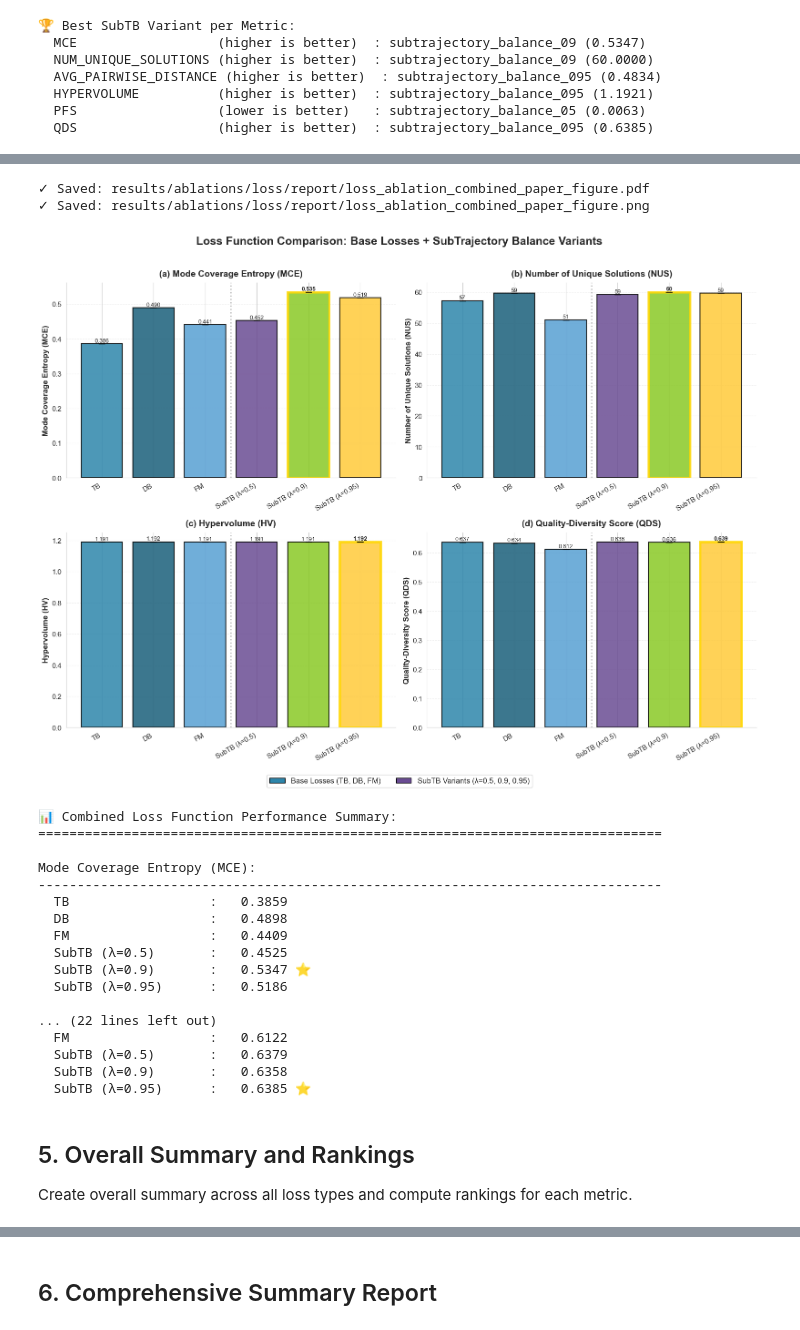
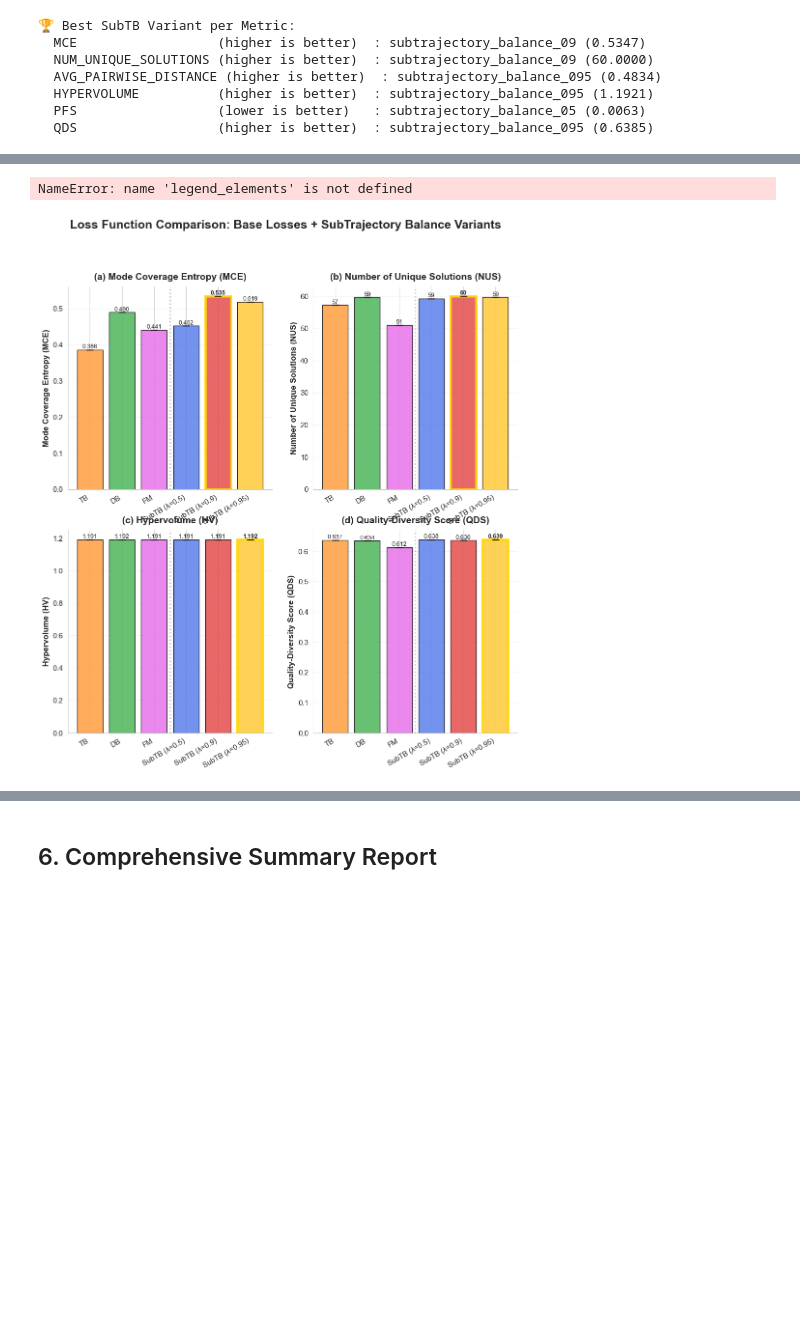
Before and after one commit to katroue/diversity-mogfn, a Jupyter notebook: scripts/ablations/create_loss_ablation_report.ipynb, the cells around one changed output, grey strips where cells are left out. Cells and saved outputs as stored; diff of their text form; code cells hidden in the pictures; blank space fills up the shorter version.

```diff
--- a/scripts/ablations/create_loss_ablation_report.ipynb
+++ b/scripts/ablations/create_loss_ablation_report.ipynb
@@ -629,4 +703,5 @@ if len(subtb_df) > 0:
 # %%
+
 # Create combined figure for paper: Base Losses + SubTB Variants
 if len(base_df) > 0 and len(subtb_df) > 0:
     # Combine base and subtb dataframes
@@ -641,18 +716,16 @@ if len(base_df) > 0 and len(subtb_df) > 0:
         'mce': 'Mode Coverage Entropy (MCE)',
         'num_unique_solutions': 'Number of Unique Solutions (NUS)',
         'hypervolume': 'Hypervolume (HV)',
-        'qds': 'Quality-Diversity Score (QDS)',
-        'pfs': 'Pareto Front Smoothness (PFS)',
-        'avg_pairwise_distance': 'Average Pairwise Distance (APD)'
+        'qds': 'Quality-Diversity Score (QDS)'
     }
 
     # Metrics where lower is better
-    lower_is_better = ['pfs']
+    # lower_is_better = ['pfs']
 
     # Create 2x2 subplot figure
-    fig, axes = plt.subplots(2, 2, figsize=(16, 12))
+    fig, axes = plt.subplots(2, 2, figsize=(12, 12))
     fig.suptitle('Loss Function Comparison: Base Losses + SubTrajectory Balance Variants',
-                 fontsize=18, fontweight='bold', y=0.995)
+                fontsize=18, fontweight='bold', y=0.995)
     axes = axes.flatten()
 
     # Define loss ordering and labels
@@ -676,11 +749,11 @@ if len(base_df) > 0 and len(subtb_df) > 0:
 
     # Color scheme: Base losses in blues, SubTB in purples/greens
     loss_colors = {
-        'trajectory_balance': '#2E86AB',      # Blue
-        'detailed_balance': '#1A5F7A',        # Dark blue
-        'flow_matching': '#57A0D3',           # Light blue
-        'subtrajectory_balance_05': '#6A4C93',   # Purple
-        'subtrajectory_balance_09': '#8AC926',   # Green
+        'trajectory_balance': '#FF9F40',      # Blue
+        'detailed_balance': "#4DB65B",        # Dark blue
+        'flow_matching': "#E873EA",           # Light blue
+        'subtrajectory_balance_05': "#5C80EB",   # Purple
+        'subtrajectory_balance_09': "#E44E4E",   # Green
         'subtrajectory_balance_095': '#FFCA3A'  # Yellow
     }
 
@@ -707,8 +780,8 @@ if len(base_df) > 0 and len(subtb_df) > 0:
         # Create bar plot
         x_pos = np.arange(len(labels))
         bars = ax.bar(x_pos, means, yerr=stds, capsize=5,
-                      color=colors, alpha=0.85,
-                      edgecolor='black', linewidth=1.5)
+                    color=colors, alpha=0.85,
+                    edgecolor='black', linewidth=1.0)
 
         # Highlight best performer with gold border (lower for PFS, higher for others)
         if metric in lower_is_better:
@@ -729,15 +802,15 @@ if len(base_df) > 0 and len(subtb_df) > 0:
             else:
                 label_text = f'{mean:.3f}'
             ax.text(bar.get_x() + bar.get_width()/2., label_y,
-                   label_text,
-                   ha='center', va='bottom', fontsize=9,
-                   fontweight='bold' if i == best_idx else 'normal')
+                label_text,
+                ha='center', va='bottom', fontsize=9,
+                fontweight='bold' if i == best_idx else 'normal')
 
         # Styling
         ax.set_xticks(x_pos)
         ax.set_xticklabels(labels, rotation=30, ha='right', fontsize=11)
         ax.set_ylabel(metric_labels.get(metric, metric.upper()),
-                     fontsize=12, fontweight='bold')
+                    fontsize=12, fontweight='bold')
         ax.set_title(f'({chr(97+idx)}) {metric_labels.get(metric, metric.upper())}',
                     fontsize=14, fontweight='bold', pad=10)
         ax.grid(axis='y', alpha=0.3, linestyle='--', linewidth=0.8)
@@ -746,16 +819,16 @@ if len(base_df) > 0 and len(subtb_df) > 0:
 
         # Add separator line between base and subtb
         ax.axvline(x=2.5, color='gray', linestyle=':', linewidth=2, alpha=0.5)
-
-    # Add legend to distinguish base vs SubTB
-    from matplotlib.patches import Patch
-    legend_elements = [
-        Patch(facecolor='#2E86AB', edgecolor='black', label='Base Losses (TB, DB, FM)'),
-        Patch(facecolor='#6A4C93', edgecolor='black', label='SubTB Variants (λ=0.5, 0.9, 0.95)')
-    ]
+    legend_elements = []
+    for loss_type in loss_order:
+        if loss_type in combined_df['loss_type'].values:
+            legend_elements.append(
+                plt.Line2D([0], [0], marker='o', color='w', label=loss_labels[loss_type],
+                        markerfacecolor=loss_colors[loss_type], markersize=10)
+            )
     fig.legend(handles=legend_elements, loc='lower center',
-              ncol=2, fontsize=12, frameon=True,
-              bbox_to_anchor=(0.5, -0.02))
+            ncol=2, fontsize=12, frameon=True,
+            bbox_to_anchor=(0.5, -0.02))
 
     plt.tight_layout(rect=[0, 0.02, 1, 0.98])
 
@@ -765,55 +838,33 @@ if len(base_df) > 0 and len(subtb_df) > 0:
     plt.savefig(output_dir / 'loss_ablation_combined_paper_figure.png',
                 dpi=300, bbox_inches='tight')
     print(f"✓ Saved: {output_dir / 'loss_ablation_combined_paper_figure.pdf'}")
     print(f"✓ Saved: {output_dir / 'loss_ablation_combined_paper_figure.png'}")
     plt.show()
 
     # Print summary statistics
     print("\n📊 Combined Loss Function Performance Summary:")
     print("="*80)
     for metric in plot_metrics:
         print(f"\n{metric_labels.get(metric, metric.upper())}:")
         print("-"*80)
         for loss_type in loss_order:
             if loss_type in combined_df['loss_type'].values:
                 value = combined_df[combined_df['loss_type'] == loss_type][metric].values[0]
                 # Check if this is the best value
                 all_values = [combined_df[combined_df['loss_type'] == lt][metric].values[0]
-                             for lt in loss_order if lt in combined_df['loss_type'].values]
+                            for lt in loss_order if lt in combined_df['loss_type'].values]
                 if metric in lower_is_better:
                     is_best = value == min(all_values)
                 else:
                     is_best = value == max(all_values)
                 marker = ' ⭐' if is_best else ''
                 # Format: integer for num_unique_solutions, float for others
                 if metric == 'num_unique_solutions':
                     print(f"  {loss_labels[loss_type]:20s}: {int(value):8d}{marker}")
                 else:
                     print(f"  {loss_labels[loss_type]:20s}: {value:8.4f}{marker}")
 else:
     print("⚠ Need both base and SubTB data for combined figure")
 # %% [output]
-✓ Saved: results/ablations/loss/report/loss_ablation_combined_paper_figure.pdf
-✓ Saved: results/ablations/loss/report/loss_ablation_combined_paper_figure.png
+NameError: name 'legend_elements' is not defined
-[figure, old version]
+[figure, new version]
-📊 Combined Loss Function Performance Summary:
-================================================================================
-
-Mode Coverage Entropy (MCE):
---------------------------------------------------------------------------------
-  TB                  :   0.3859
-  DB                  :   0.4898
-  FM                  :   0.4409
-  SubTB (λ=0.5)       :   0.4525
-  SubTB (λ=0.9)       :   0.5347 ⭐
-  SubTB (λ=0.95)      :   0.5186
-
-... (22 lines left out)
-  FM                  :   0.6122
-  SubTB (λ=0.5)       :   0.6379
-  SubTB (λ=0.9)       :   0.6358
-  SubTB (λ=0.95)      :   0.6385 ⭐
-# %% [markdown]
-## 5. Overall Summary and Rankings
-
-Create overall summary across all loss types and compute rankings for each metric.
```
Also changed, not shown: parts of 10 cells of this notebook, 36 other files.
